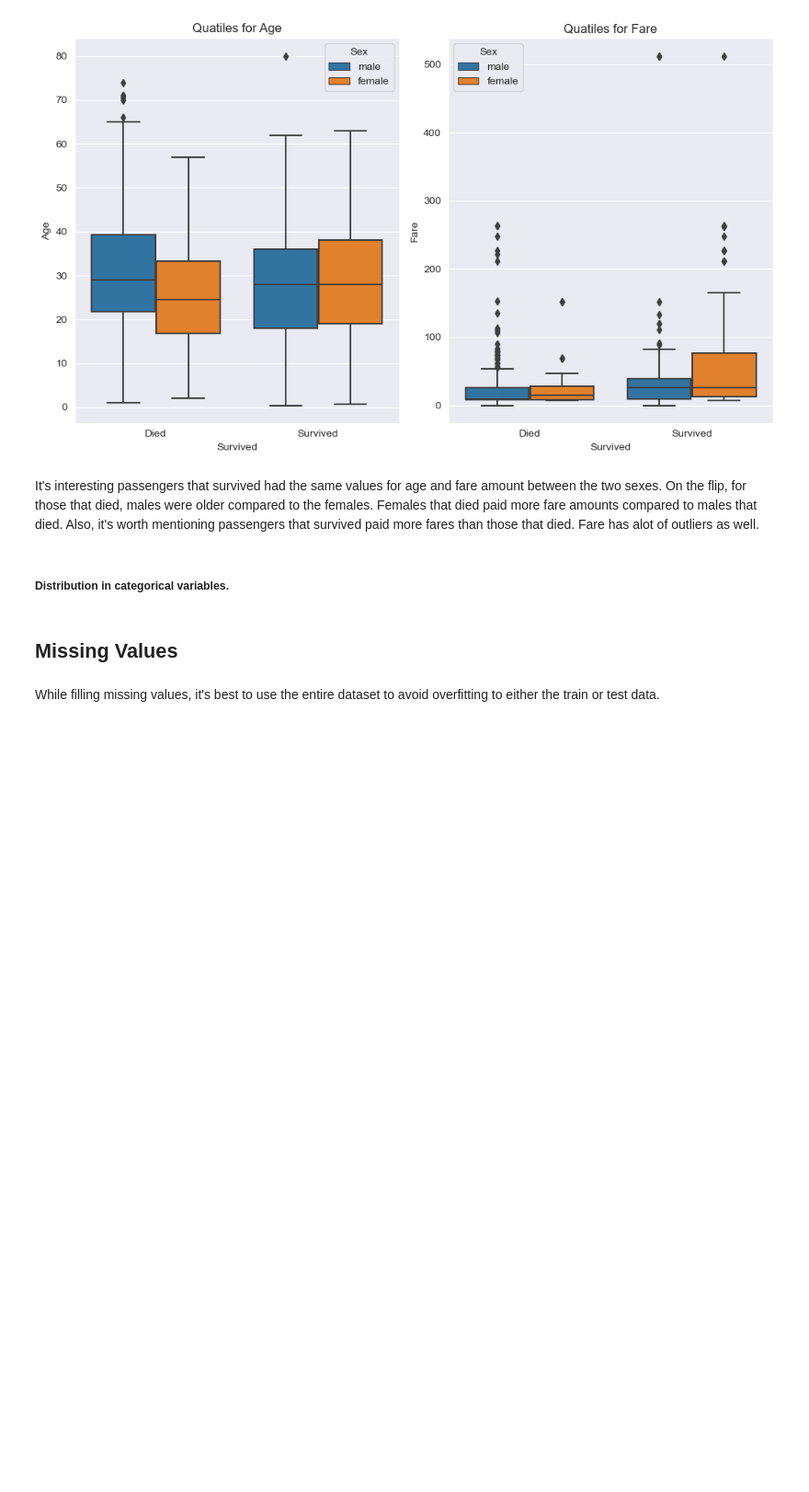
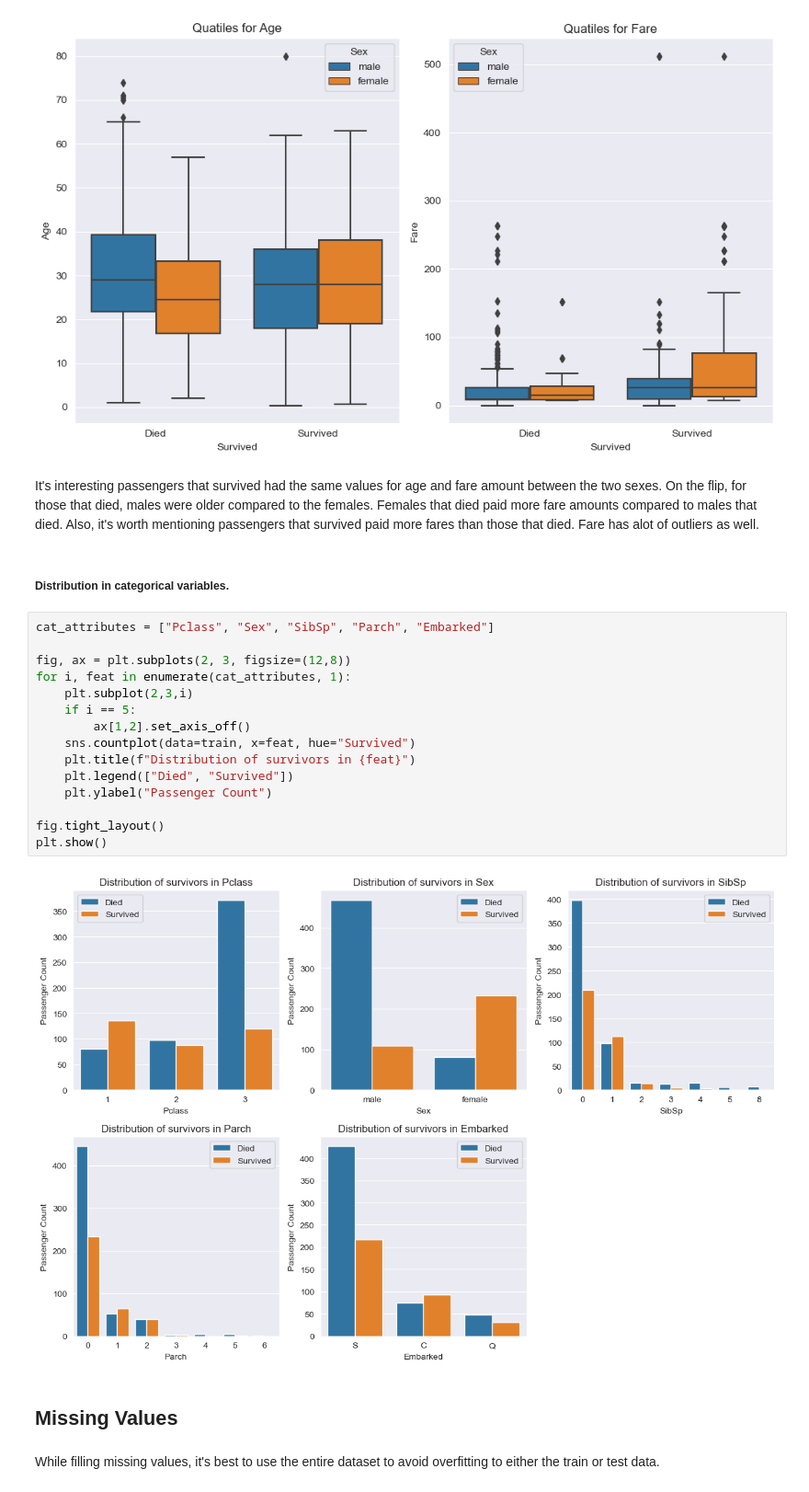
Before and after one commit to kamau96/Data_Science_Android_Web_Development, a Jupyter notebook: Data_Science_Development/Python_Programming/Titanic/survivor_predictor.ipynb, the cells around one changed output. Shown at 92% size. Saved outputs shown, nothing was run; the diff lists cells and outputs as text; blank space fills up the shorter version.

```diff
--- a/Data_Science_Development/Python_Programming/Titanic/survivor_predictor.ipynb
+++ b/Data_Science_Development/Python_Programming/Titanic/survivor_predictor.ipynb
@@ -215,6 +215,23 @@ plt.show()
 It's interesting passengers that survived had the same values for age and fare amount between the two sexes. On the flip, for those that died, males were older compared to the females. Females that died paid more fare amounts compared to males that died. Also, it's worth mentioning passengers that survived paid more fares than those that died. Fare has alot of outliers as well.
 # %% [markdown]
 ##### Distribution in categorical variables.
+# %%
+cat_attributes = ["Pclass", "Sex", "SibSp", "Parch", "Embarked"]
+
+fig, ax = plt.subplots(2, 3, figsize=(12,8))
+for i, feat in enumerate(cat_attributes, 1):
+    plt.subplot(2,3,i)
+    if i == 5:
+        ax[1,2].set_axis_off()
+    sns.countplot(data=train, x=feat, hue="Survived")
+    plt.title(f"Distribution of survivors in {feat}")
+    plt.legend(["Died", "Survived"])
+    plt.ylabel("Passenger Count")
+
+fig.tight_layout()
+plt.show()
+# %% [output]
+[figure, added]
 # %% [markdown]
 ## Missing Values
 # %% [markdown]
```
Also changed, not shown: parts of 7 cells of this notebook.
